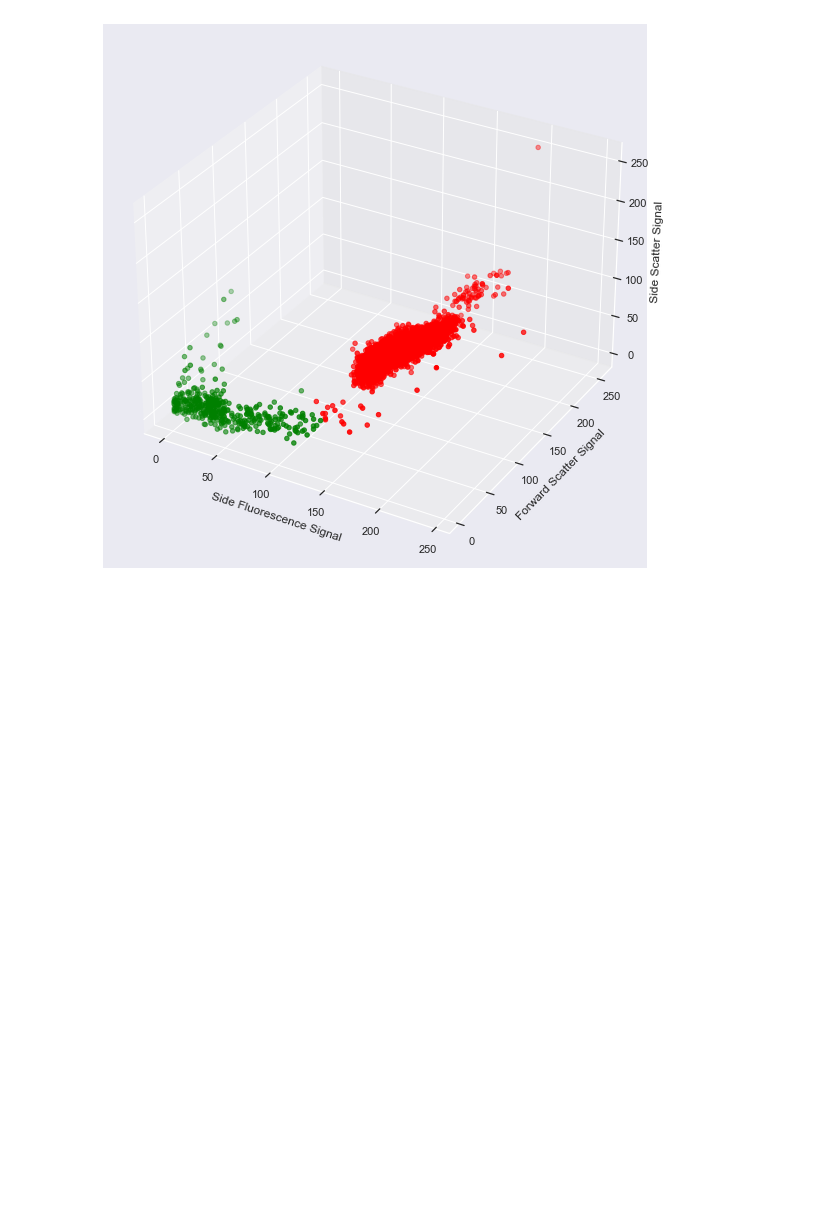
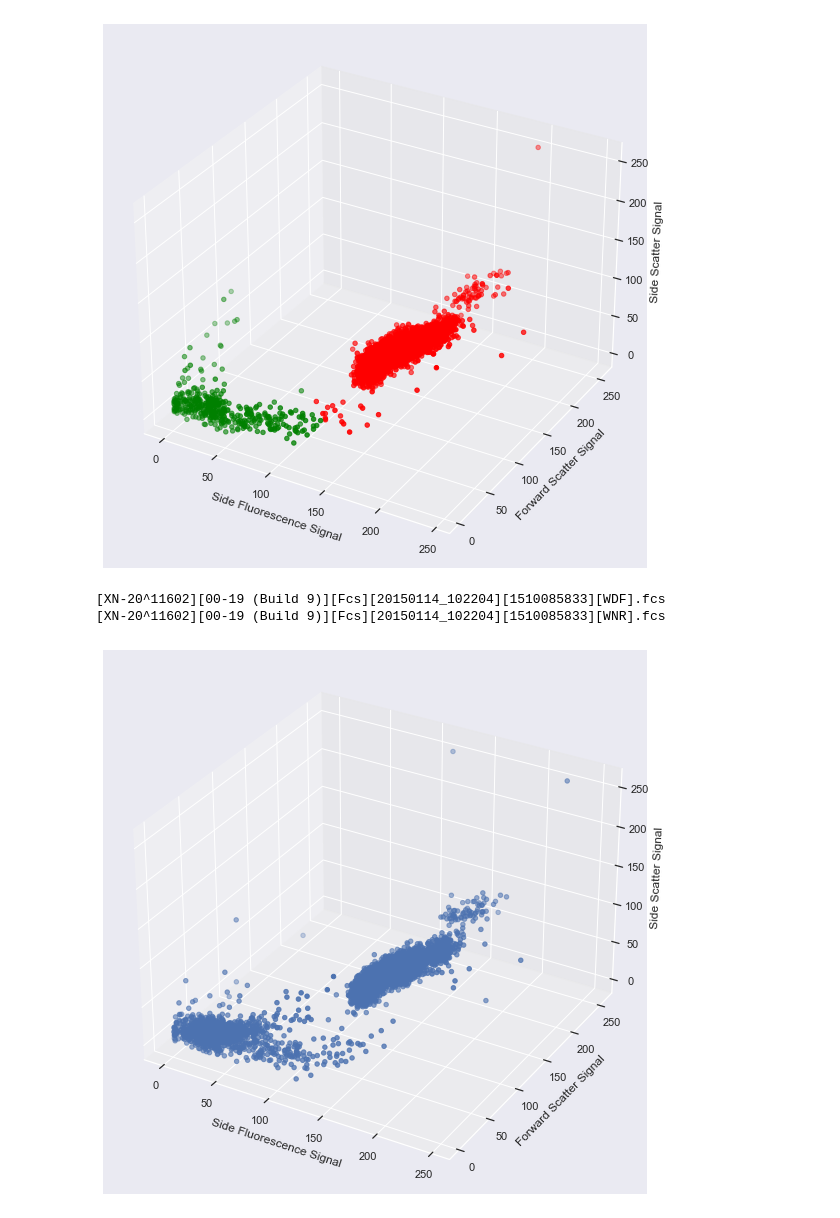
Before and after one commit to sshssooho/deep_Flow_Cytometry, a Jupyter notebook: Data_analysis.ipynb, the cells around one changed output. Saved outputs shown, nothing was run; the diff lists cells and outputs as text; code cells hidden in the pictures; blank space fills up the shorter version.

Commit message:
Data analysis code

```diff
--- a/Data_analysis.ipynb
+++ b/Data_analysis.ipynb
@@ -163,3 +163,40 @@ ax.scatter(x, y, z, c=color_labels)
 plt.show()
 # %% [output]
 [figure]
+# %%
+import random
+
+rand_file_num= random.choice(list(file_dict.keys()))
+
+for files in os.listdir('../../data/'):
+    if rand_file_num in files:
+        print(files)
+        rand_file_path = '../../data/' + files
+# %% [output]
+[XN-20^11602][00-19 (Build 9)][Fcs][20150114_102204][1510085833][WDF].fcs
+[XN-20^11602][00-19 (Build 9)][Fcs][20150114_102204][1510085833][WNR].fcs
+# %%
+path = rand_file_path
+meta, data = fcsparser.parse(path, reformat_meta=True)
+
+from mpl_toolkits.mplot3d import Axes3D
+
+sns.set(style = "darkgrid")
+
+
+fig = plt.figure(figsize=(20, 10))
+ax = fig.add_subplot(111, projection = '3d')
+
+x = data['Side Fluorescence Signal']
+y = data['Forward Scatter Signal']
+z = data['Side Scatter Signal']
+
+ax.set_xlabel('Side Fluorescence Signal')
+ax.set_ylabel('Forward Scatter Signal')
+ax.set_zlabel('Side Scatter Signal')
+
+ax.scatter(x, y, z)
+
+plt.show()
+# %% [output]
+[figure, added]
```
